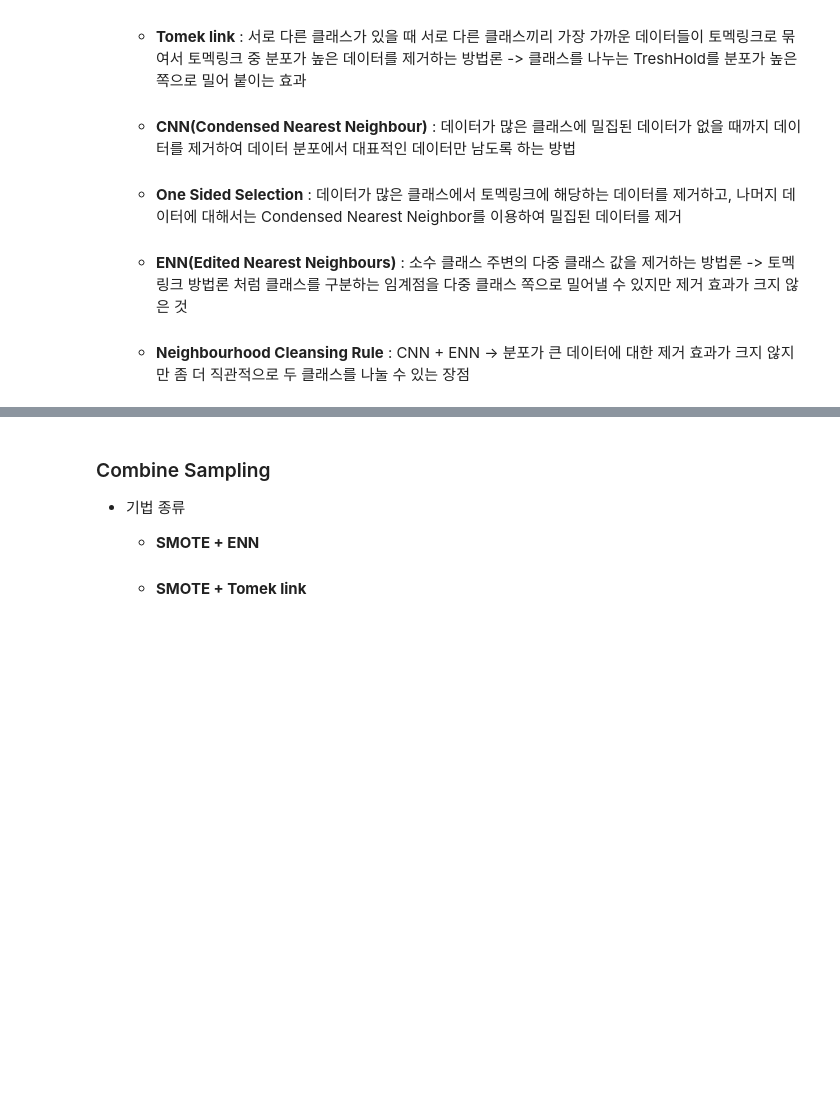
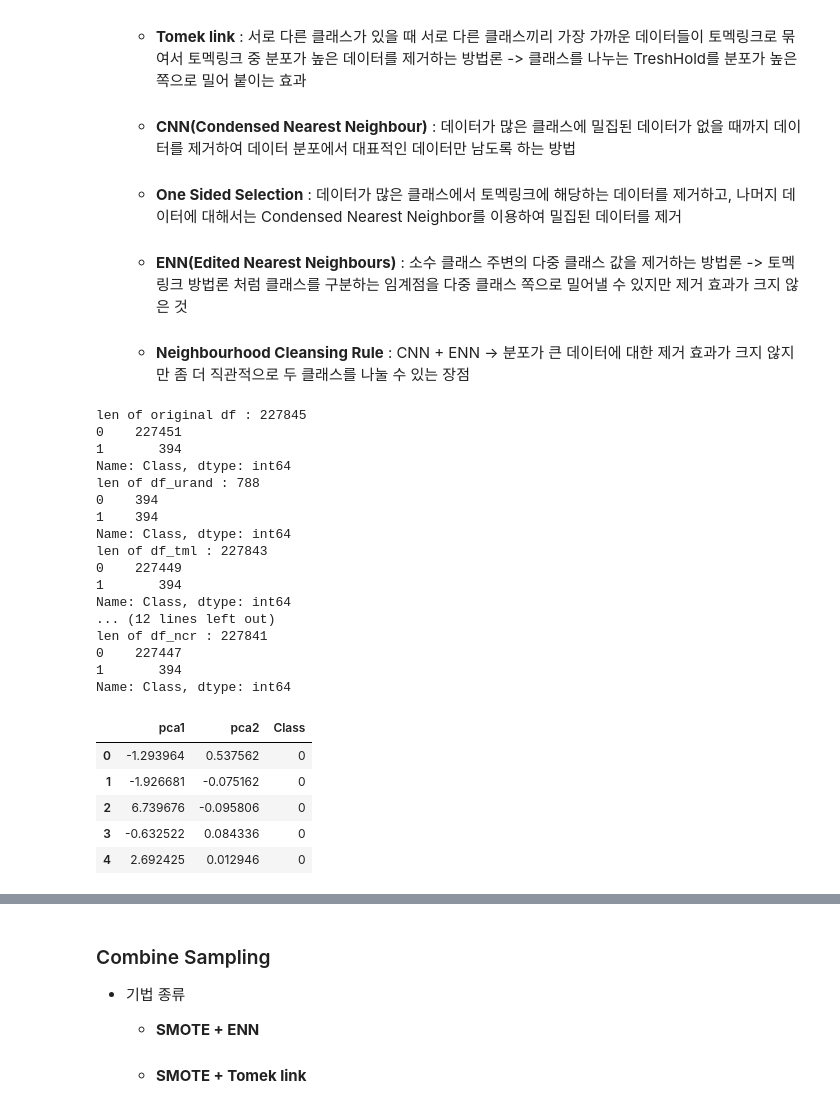
Before and after one commit to YouranWoo/ADP_study, a Jupyter notebook: classification_imbalanced_0530.ipynb, the cells around one changed output, grey strips where cells are left out. Saved outputs shown, nothing was run; the diff lists cells and outputs as text; code cells hidden in the pictures; blank space fills up the shorter version.

```diff
--- a/classification_imbalanced_0530.ipynb
+++ b/classification_imbalanced_0530.ipynb
@@ -301,3 +301,67 @@ ax4.set(title="SMOTE")
     * **ENN(Edited Nearest Neighbours)** : 소수 클래스 주변의 다중 클래스 값을 제거하는 방법론 -> 토멕링크 방법론 처럼 클래스를 구분하는 임계점을 다중 클래스 쪽으로 밀어낼 수 있지만 제거 효과가 크지 않은 것
     #
     * **Neighbourhood Cleansing Rule** : CNN + ENN -> 분포가 큰 데이터에 대한 제거 효과가 크지 않지만 좀 더 직관적으로 두 클래스를 나눌 수 있는 장점
+# %%
+from imblearn.under_sampling import (RandomUnderSampler, TomekLinks, CondensedNearestNeighbour, OneSidedSelection,
+EditedNearestNeighbours, NeighbourhoodCleaningRule)
+
+X_urand, y_urand = RandomUnderSampler(random_state=0).fit_resample(X_train, y_train)
+X_tml, y_tml = TomekLinks().fit_resample(X_train, y_train)
+X_cnn, y_cnn = CondensedNearestNeighbour(random_state=0).fit_resample(X_train, y_train)
+X_oss, y_oss = OneSidedSelection(random_state=0).fit_resample(X_train, y_train)
+X_enn, y_enn = EditedNearestNeighbours().fit_resample(X_train, y_train)
+X_ncr, y_ncr = NeighbourhoodCleaningRule().fit_resample(X_train, y_train)
+
+print("len of original df :", len(df_train))
+print(df_train['Class'].value_counts())
+
+df_urand = pd.concat([X_urand, y_urand], axis=1)
+print("len of df_urand :", len(df_urand))
+print(df_urand['Class'].value_counts())
+
+df_tml = pd.concat([X_tml, y_tml], axis=1)
+print("len of df_tml :", len(df_tml))
+print(df_tml['Class'].value_counts())
+
+df_cnn = pd.concat([X_cnn, y_cnn], axis=1)
+print("len of df_cnn :", len(df_cnn))
+print(df_cnn['Class'].value_counts())
+
+df_oss = pd.concat([X_oss, y_oss], axis=1)
+print("len of df_oss :", len(df_oss))
+print(df_oss['Class'].value_counts())
+
+df_enn = pd.concat([X_enn, y_enn], axis=1)
+print("len of df_enn :", len(df_enn))
+print(df_enn['Class'].value_counts())
+
+df_ncr = pd.concat([X_ncr, y_ncr], axis=1)
+print("len of df_ncr :", len(df_ncr))
+print(df_ncr['Class'].value_counts())
+
+
+df_urand.head()
+# %% [output]
+len of original df : 227845
+0    227451
+1       394
+Name: Class, dtype: int64
+len of df_urand : 788
+0    394
+1    394
+Name: Class, dtype: int64
+len of df_tml : 227843
+0    227449
+1       394
+Name: Class, dtype: int64
+... (12 lines left out)
+len of df_ncr : 227841
+0    227447
+1       394
+Name: Class, dtype: int64
+|  | pca1 | pca2 | Class |
+| 0 | -1.293964 | 0.537562 | 0 |
+| 1 | -1.926681 | -0.075162 | 0 |
+| 2 | 6.739676 | -0.095806 | 0 |
+| 3 | -0.632522 | 0.084336 | 0 |
+| 4 | 2.692425 | 0.012946 | 0 |
```
Also changed, not shown: parts of 4 cells of this notebook.
